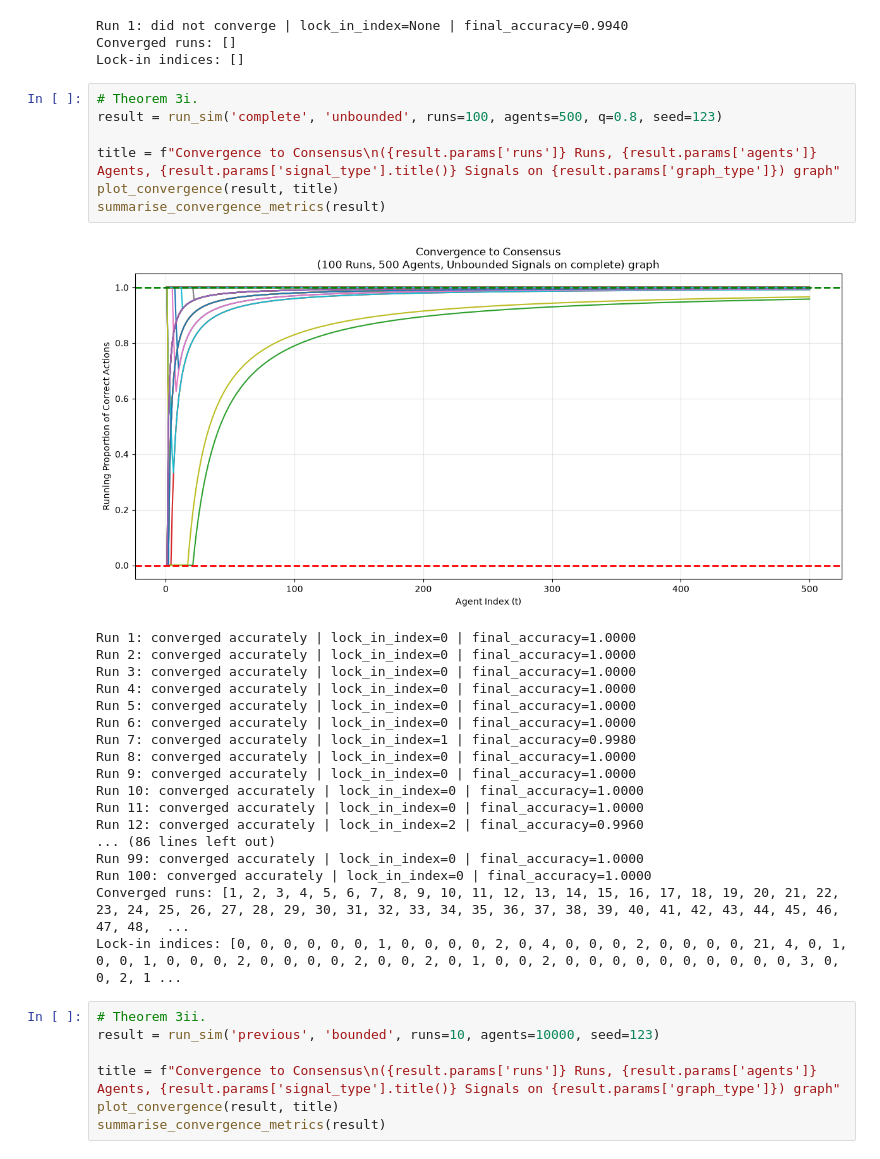
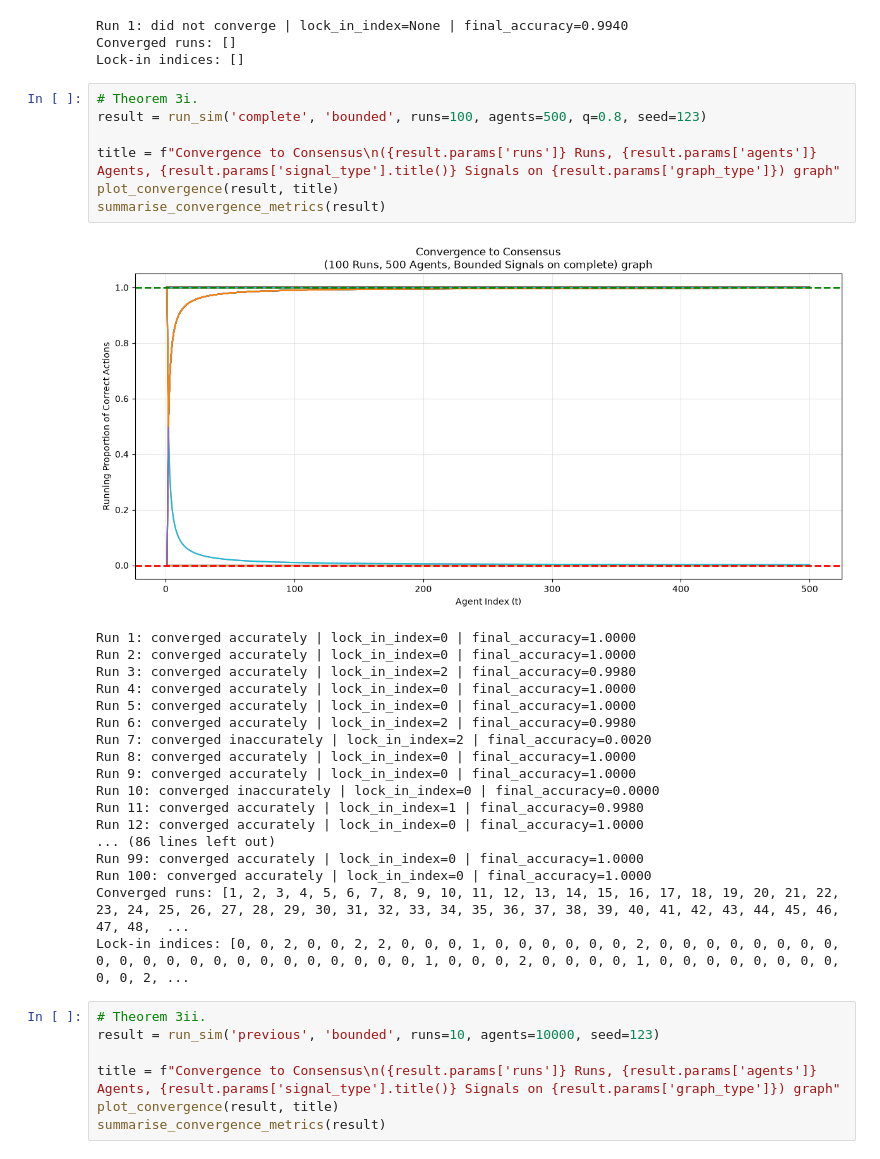
Before and after one commit to ys4ys4/Dynamic-Bayesian-Games-on-Random-Networks, a Jupyter notebook: SLM_testing.ipynb, the cells around one changed output. Saved outputs shown, nothing was run; the diff lists cells and outputs as text.

```diff
--- a/SLM_testing.ipynb
+++ b/SLM_testing.ipynb
@@ -157,30 +157,30 @@ Converged runs: []
 Lock-in indices: []
 # %%
 # Theorem 3i.
-result = run_sim('complete', 'unbounded', runs=100, agents=500, q=0.8, seed=123)
+result = run_sim('complete', 'bounded', runs=100, agents=500, q=0.8, seed=123)
 
 title = f"Convergence to Consensus\n({result.params['runs']} Runs, {result.params['agents']} Agents, {result.params['signal_type'].title()} Signals on {result.params['graph_type']}) graph"
 plot_convergence(result, title)
 summarise_convergence_metrics(result)
 # %% [output]
-[figure, old version]
+[figure, new version]
 Run 1: converged accurately | lock_in_index=0 | final_accuracy=1.0000
 Run 2: converged accurately | lock_in_index=0 | final_accuracy=1.0000
-Run 3: converged accurately | lock_in_index=0 | final_accuracy=1.0000
+Run 3: converged accurately | lock_in_index=2 | final_accuracy=0.9980
 Run 4: converged accurately | lock_in_index=0 | final_accuracy=1.0000
 Run 5: converged accurately | lock_in_index=0 | final_accuracy=1.0000
-Run 6: converged accurately | lock_in_index=0 | final_accuracy=1.0000
-Run 7: converged accurately | lock_in_index=1 | final_accuracy=0.9980
+Run 6: converged accurately | lock_in_index=2 | final_accuracy=0.9980
+Run 7: converged inaccurately | lock_in_index=2 | final_accuracy=0.0020
 Run 8: converged accurately | lock_in_index=0 | final_accuracy=1.0000
 Run 9: converged accurately | lock_in_index=0 | final_accuracy=1.0000
-Run 10: converged accurately | lock_in_index=0 | final_accuracy=1.0000
-Run 11: converged accurately | lock_in_index=0 | final_accuracy=1.0000
-Run 12: converged accurately | lock_in_index=2 | final_accuracy=0.9960
+Run 10: converged inaccurately | lock_in_index=0 | final_accuracy=0.0000
+Run 11: converged accurately | lock_in_index=1 | final_accuracy=0.9980
+Run 12: converged accurately | lock_in_index=0 | final_accuracy=1.0000
 ... (86 lines left out)
 Run 99: converged accurately | lock_in_index=0 | final_accuracy=1.0000
 Run 100: converged accurately | lock_in_index=0 | final_accuracy=1.0000
 Converged runs: [1, 2, 3, 4, 5, 6, 7, 8, 9, 10, 11, 12, 13, 14, 15, 16, 17, 18, 19, 20, 21, 22, 23, 24, 25, 26, 27, 28, 29, 30, 31, 32, 33, 34, 35, 36, 37, 38, 39, 40, 41, 42, 43, 44, 45, 46, 47, 48,  ...
-Lock-in indices: [0, 0, 0, 0, 0, 0, 1, 0, 0, 0, 0, 2, 0, 4, 0, 0, 0, 2, 0, 0, 0, 0, 21, 4, 0, 1, 0, 0, 1, 0, 0, 0, 2, 0, 0, 0, 0, 2, 0, 0, 2, 0, 1, 0, 0, 2, 0, 0, 0, 0, 0, 0, 0, 0, 0, 0, 3, 0, 0, 2, 1 ...
+Lock-in indices: [0, 0, 2, 0, 0, 2, 2, 0, 0, 0, 1, 0, 0, 0, 0, 0, 0, 2, 0, 0, 0, 0, 0, 0, 0, 0, 0, 0, 0, 0, 0, 0, 0, 0, 0, 0, 0, 0, 0, 0, 1, 0, 0, 0, 2, 0, 0, 0, 0, 1, 0, 0, 0, 0, 0, 0, 0, 0, 0, 0, 2, ...
 # %%
 # Theorem 3ii.
 result = run_sim('previous', 'bounded', runs=10, agents=10000, seed=123)
```
